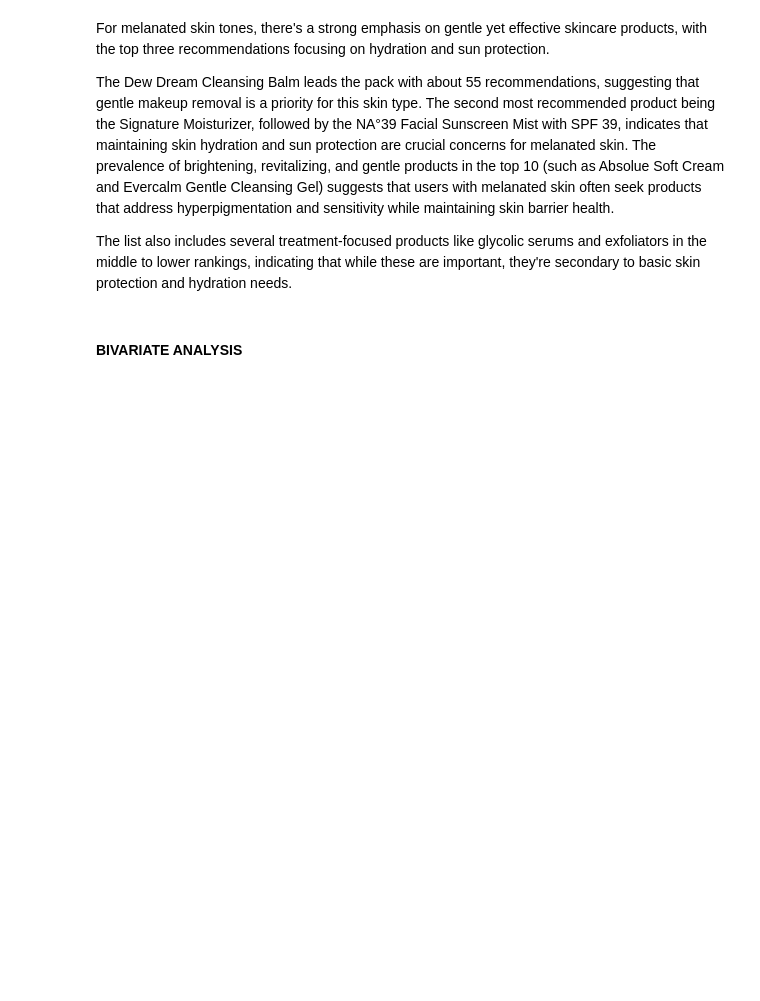
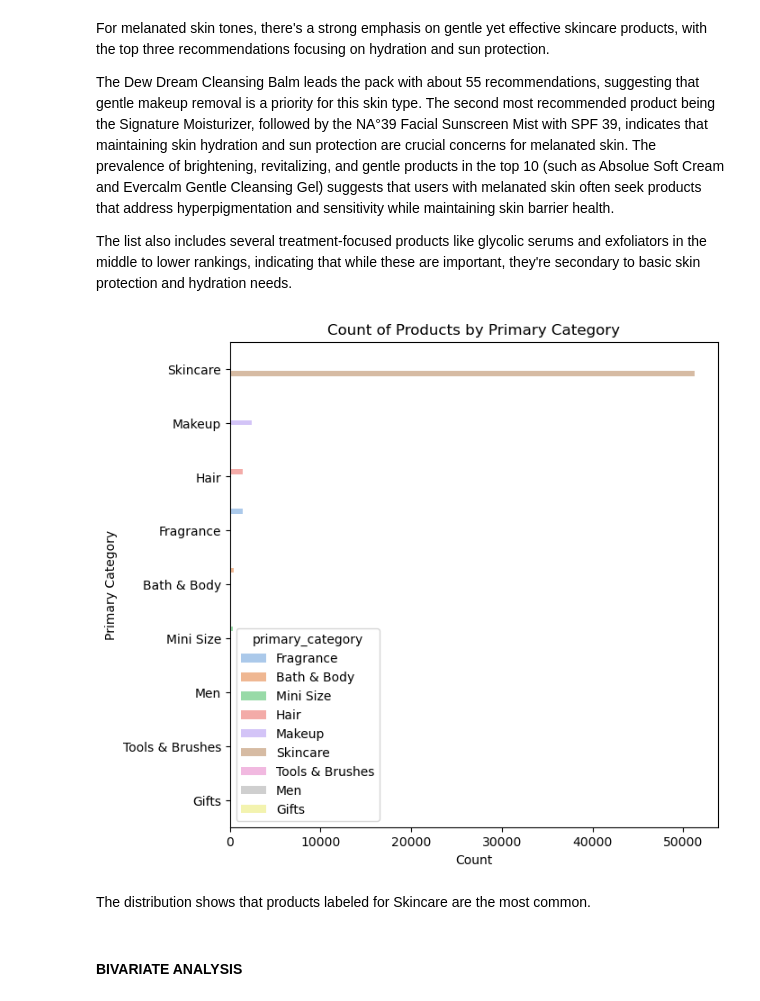
Before and after one commit to ECCHERUIYOT/AI-Powered-Recommendations-For-Melanin-Skin, a Jupyter notebook: index.ipynb, the cells around one changed output. Drawn from its saved outputs; the diff is of its cells as text; code cells hidden in the pictures; blank space fills up the shorter version.

```diff
--- a/index.ipynb
+++ b/index.ipynb
@@ -455,6 +459,18 @@ For melanated skin tones, there's a strong emphasis on gentle yet effective skin
 The Dew Dream Cleansing Balm leads the pack with about 55 recommendations, suggesting that gentle makeup removal is a priority for this skin type. The second most recommended product being the Signature Moisturizer, followed by the NA°39 Facial Sunscreen Mist with SPF 39, indicates that maintaining skin hydration and sun protection are crucial concerns for melanated skin. The prevalence of brightening, revitalizing, and gentle products in the top 10 (such as Absolue Soft Cream and Evercalm Gentle Cleansing Gel) suggests that users with melanated skin often seek products that address hyperpigmentation and sensitivity while maintaining skin barrier health.
 
 The list also includes several treatment-focused products like glycolic serums and exfoliators in the middle to lower rankings, indicating that while these are important, they're secondary to basic skin protection and hydration needs.
+# %%
+# Count of Products by Skin Type
+plt.figure(figsize=(7, 7))
+sns.countplot(y='primary_category', data=data, order=data['primary_category'].value_counts().index, palette='pastel', hue='primary_category')
+plt.title('Count of Products by Primary Category')
+plt.xlabel('Count')
+plt.ylabel('Primary Category')
+plt.show()
+# %% [output]
+[figure, added]
+# %% [markdown]
+The distribution shows that products labeled for Skincare are the most common.
 # %% [markdown]
 #### BIVARIATE ANALYSIS
 # %%
```
Also changed, not shown: parts of 12 cells of this notebook, 4 other files.
